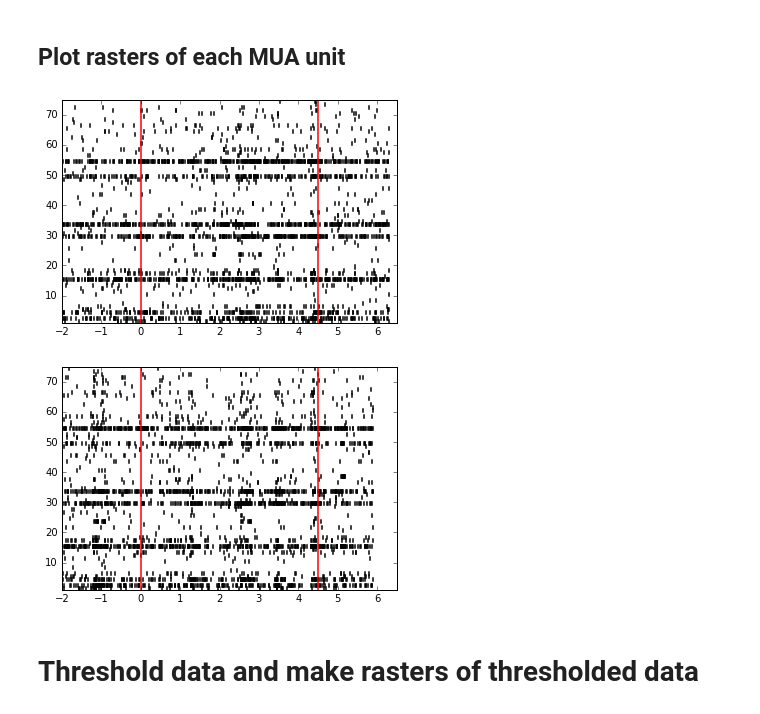
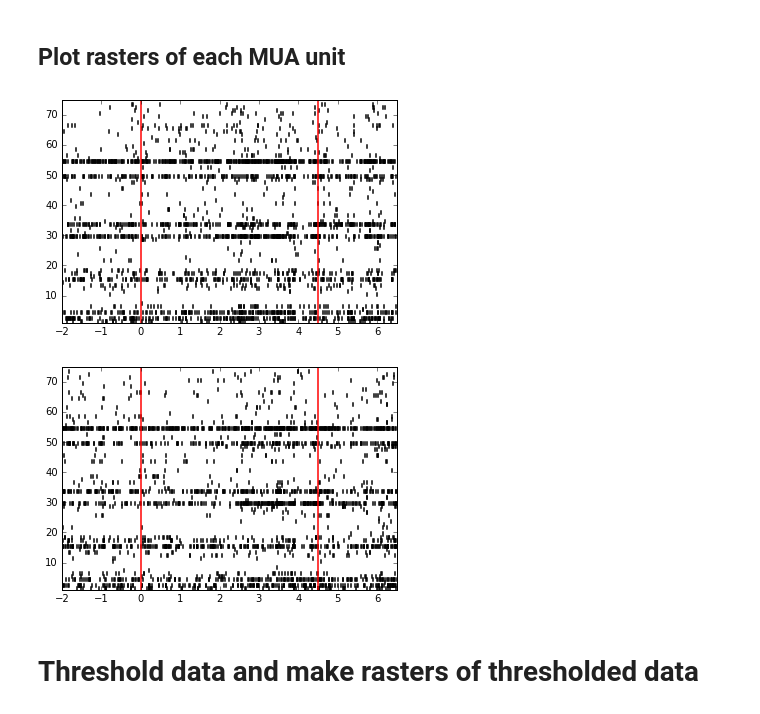
Before and after one commit to theilmbh/ephys-analysis, a Jupyter notebook: notebooks/quick_viz-emilyB1171.ipynb, the cells around one changed output. Drawn from its saved outputs; the diff is of its cells as text; code cells hidden in the pictures.

```diff
--- a/notebooks/quick_viz-emilyB1171.ipynb
+++ b/notebooks/quick_viz-emilyB1171.ipynb
@@ -29,5 +29,4 @@ rec        = 0
 # %%
 st = trials[trials['stimulus']=='T3S3D40']
 print(st)
-stpassiv = st[pd.isnull(st['response'])]
-len(stpassiv)
+Activetrials = trials[pd.notnull(trials['response'])]
@@ -152,16 +169,16 @@ if cluster_group != None:
 goodMUAclusters = clusters[mask]
 fig = plt.figure()
 ax = plt.gca()
-plot_trial_raster_emily(spikes, trials, goodMUAclusters, 6, 'T40S40D3', [-2, 2], 0, fs, ax=ax)
+plot_trial_raster_emily(spikes, Activetrials, goodMUAclusters, 6, 'T40S40D3', [-2, 2], 0, fs, ax=ax)
 plt.show()
 # %% [output]
-[figure, old version]
+[figure, new version]
 # %%
 fig = plt.figure()
 ax = plt.gca()
-plot_trial_raster_emily(spikes, trials, goodMUAclusters, 6, 'T40S70D3', [-2, 2], 0, fs, ax=ax)
+plot_trial_raster_emily(spikes, Activetrials, goodMUAclusters, 6, 'T40S70D3', [-2, 2], 0, fs, ax=ax)
 plt.show()
 # %% [output]
-[figure, old version]
+[figure, new version]
 # %% [markdown]
 # Threshold data and make rasters of thresholded data
```
Also changed, not shown: parts of 1 cell of this notebook, 1 other file.
